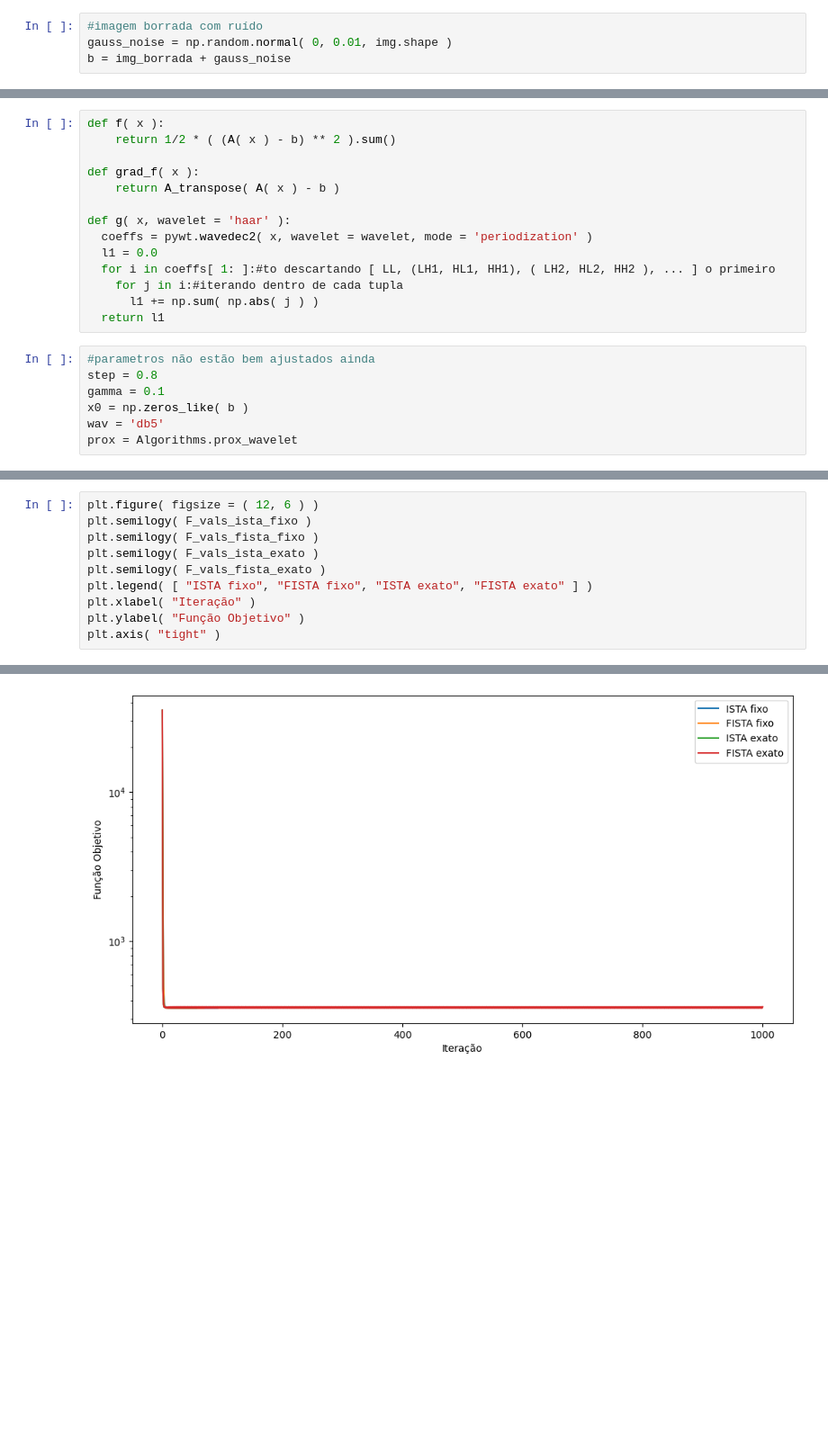
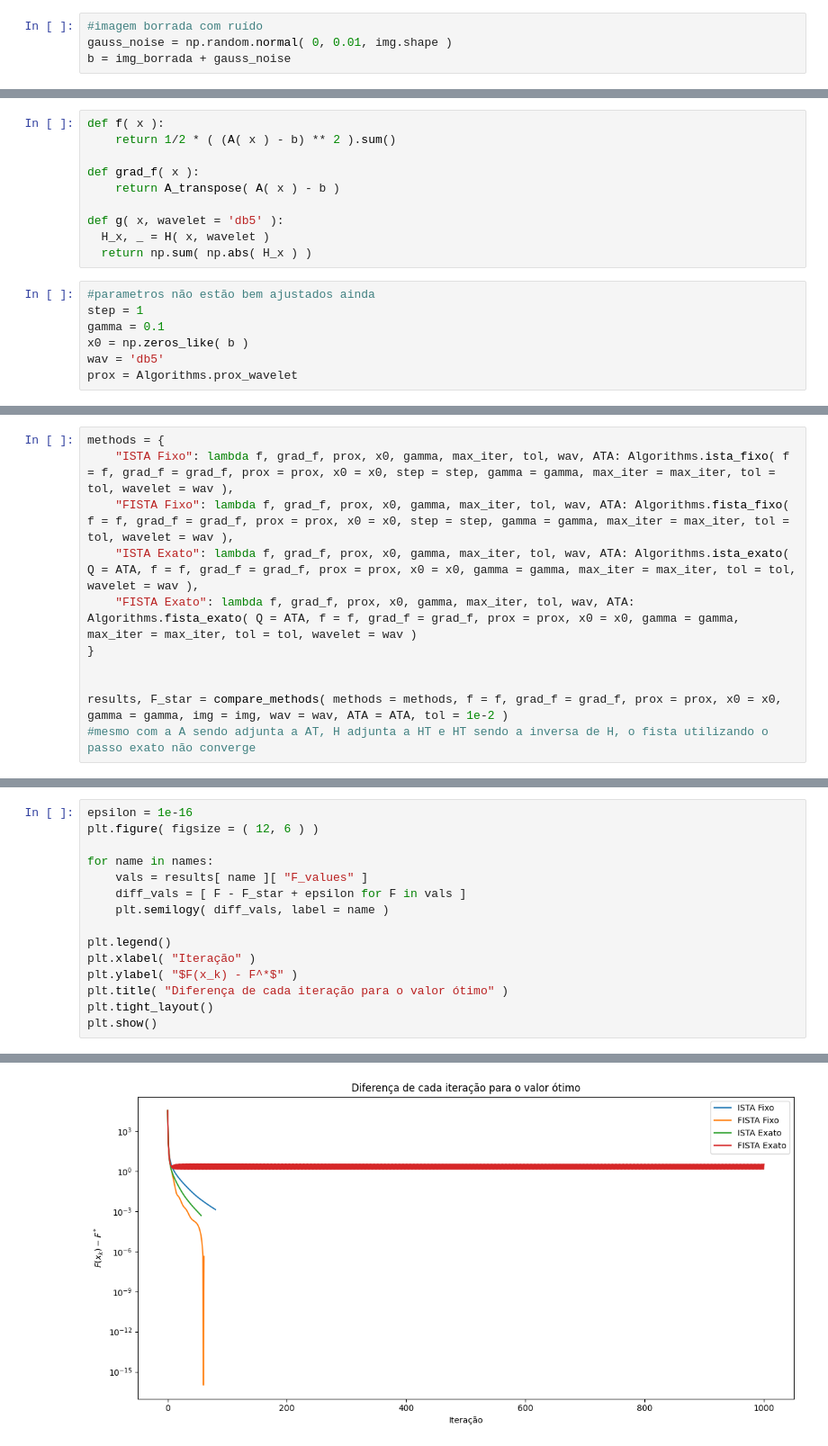
Before and after one commit to gligabo/projeto_ic, a Jupyter notebook: com_regularizacao/aplicacao_borragem_ruidosa.ipynb, the cells around one changed output, grey strips where cells are left out. Shown at 90% size. Cells and saved outputs as stored; diff of their text form; blank space fills up the shorter version.

Commit message:
Ajeitando os testes e plotando os gráficos, feita as checagens para que o método funcione

```diff
--- a/com_regularizacao/aplicacao_borragem_ruidosa.ipynb
+++ b/com_regularizacao/aplicacao_borragem_ruidosa.ipynb
@@ -84,16 +85,12 @@ def f( x ):
 def grad_f( x ):
     return A_transpose( A( x ) - b )
 
-def g( x, wavelet = 'haar' ):
-  coeffs = pywt.wavedec2( x, wavelet = wavelet, mode = 'periodization' )
-  l1 = 0.0
-  for i in coeffs[ 1: ]:#to descartando [ LL, (LH1, HL1, HH1), ( LH2, HL2, HH2 ), ... ] o primeiro
-    for j in i:#iterando dentro de cada tupla
-      l1 += np.sum( np.abs( j ) )
-  return l1
+def g( x, wavelet = 'db5' ):
+  H_x, _ = H( x, wavelet )
+  return np.sum( np.abs( H_x ) )
 # %%
 #parametros não estão bem ajustados ainda
-step = 0.8
+step = 1
 gamma = 0.1
 x0 = np.zeros_like( b )
 wav = 'db5'
@@ -130,0 +121,11 @@ O tamanho do passo calculado foi de: 1.2454347195716817
+# %%
+methods = {
+    "ISTA Fixo": lambda f, grad_f, prox, x0, gamma, max_iter, tol, wav, ATA: Algorithms.ista_fixo( f = f, grad_f = grad_f, prox = prox, x0 = x0, step = step, gamma = gamma, max_iter = max_iter, tol = tol, wavelet = wav ),
+    "FISTA Fixo": lambda f, grad_f, prox, x0, gamma, max_iter, tol, wav, ATA: Algorithms.fista_fixo( f = f, grad_f = grad_f, prox = prox, x0 = x0, step = step, gamma = gamma, max_iter = max_iter, tol = tol, wavelet = wav ),
+    "ISTA Exato": lambda f, grad_f, prox, x0, gamma, max_iter, tol, wav, ATA: Algorithms.ista_exato( Q = ATA, f = f, grad_f = grad_f, prox = prox, x0 = x0, gamma = gamma, max_iter = max_iter, tol = tol, wavelet = wav ),
+    "FISTA Exato": lambda f, grad_f, prox, x0, gamma, max_iter, tol, wav, ATA: Algorithms.fista_exato( Q = ATA, f = f, grad_f = grad_f, prox = prox, x0 = x0, gamma = gamma, max_iter = max_iter, tol = tol, wavelet = wav )
+}
+
+
+results, F_star = compare_methods( methods = methods, f = f, grad_f = grad_f, prox = prox, x0 = x0, gamma = gamma, img = img, wav = wav, ATA = ATA, tol = 1e-2 )
+#mesmo com a A sendo adjunta a AT, H adjunta a HT e HT sendo a inversa de H, o fista utilizando o passo exato não converge
@@ -171,11 +177,16 @@ F_vals_fista_exato = [ f( x ) + gamma * g( x, wav ) for x in iters_fista_exato ]
 # %%
+epsilon = 1e-16
 plt.figure( figsize = ( 12, 6 ) )
-plt.semilogy( F_vals_ista_fixo )
-plt.semilogy( F_vals_fista_fixo )
-plt.semilogy( F_vals_ista_exato )
-plt.semilogy( F_vals_fista_exato )
-plt.legend( [ "ISTA fixo", "FISTA fixo", "ISTA exato", "FISTA exato" ] )
+
+for name in names:
+    vals = results[ name ][ "F_values" ]
+    diff_vals = [ F - F_star + epsilon for F in vals ]
+    plt.semilogy( diff_vals, label = name )
+
+plt.legend()
 plt.xlabel( "Iteração" )
-plt.ylabel( "Função Objetivo" )
-plt.axis( "tight" )
+plt.ylabel( "$F(x_k) - F^*$" )
+plt.title( "Diferença de cada iteração para o valor ótimo" )
+plt.tight_layout()
+plt.show()
 # %% [output]
@@ -186 +193 @@ plt.axis( "tight" )
-[figure, old version]
+[figure, new version]
```
Also changed, not shown: parts of 17 cells of this notebook.
